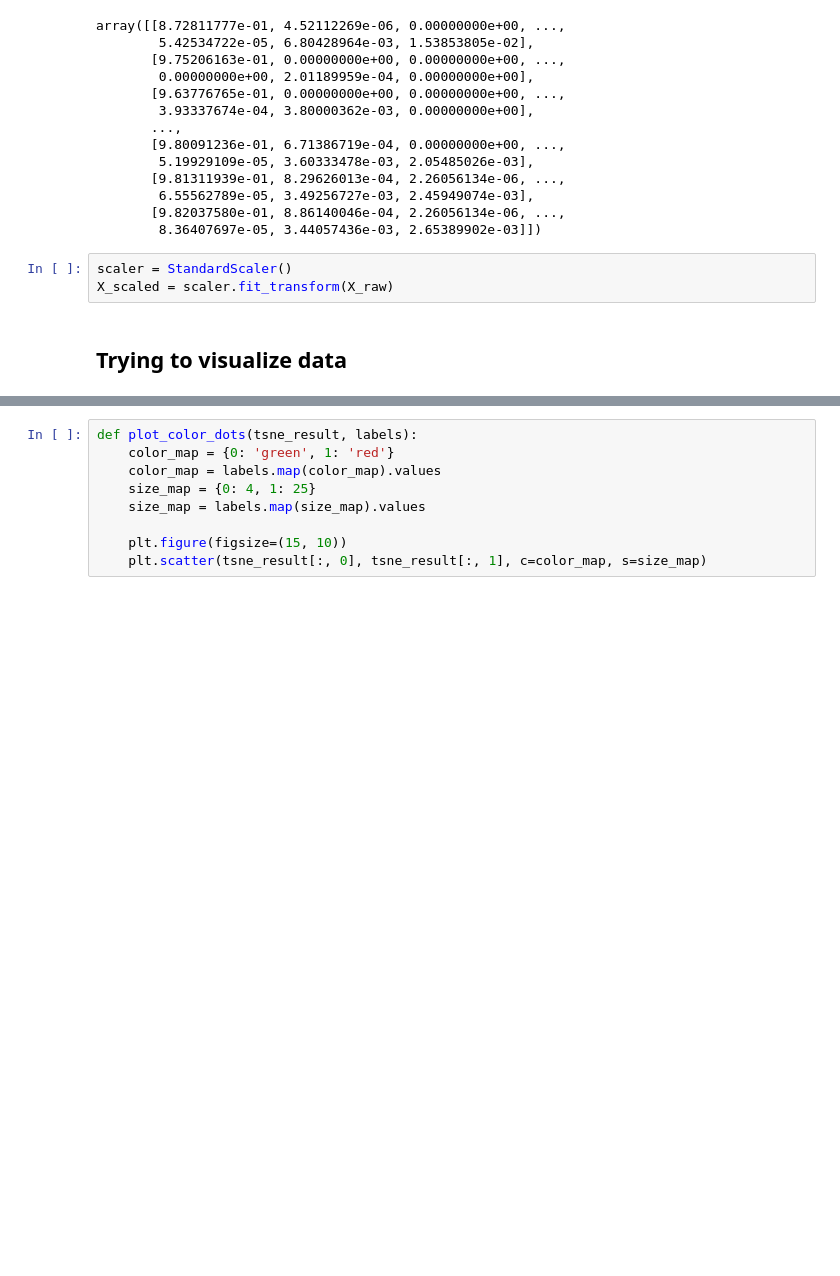
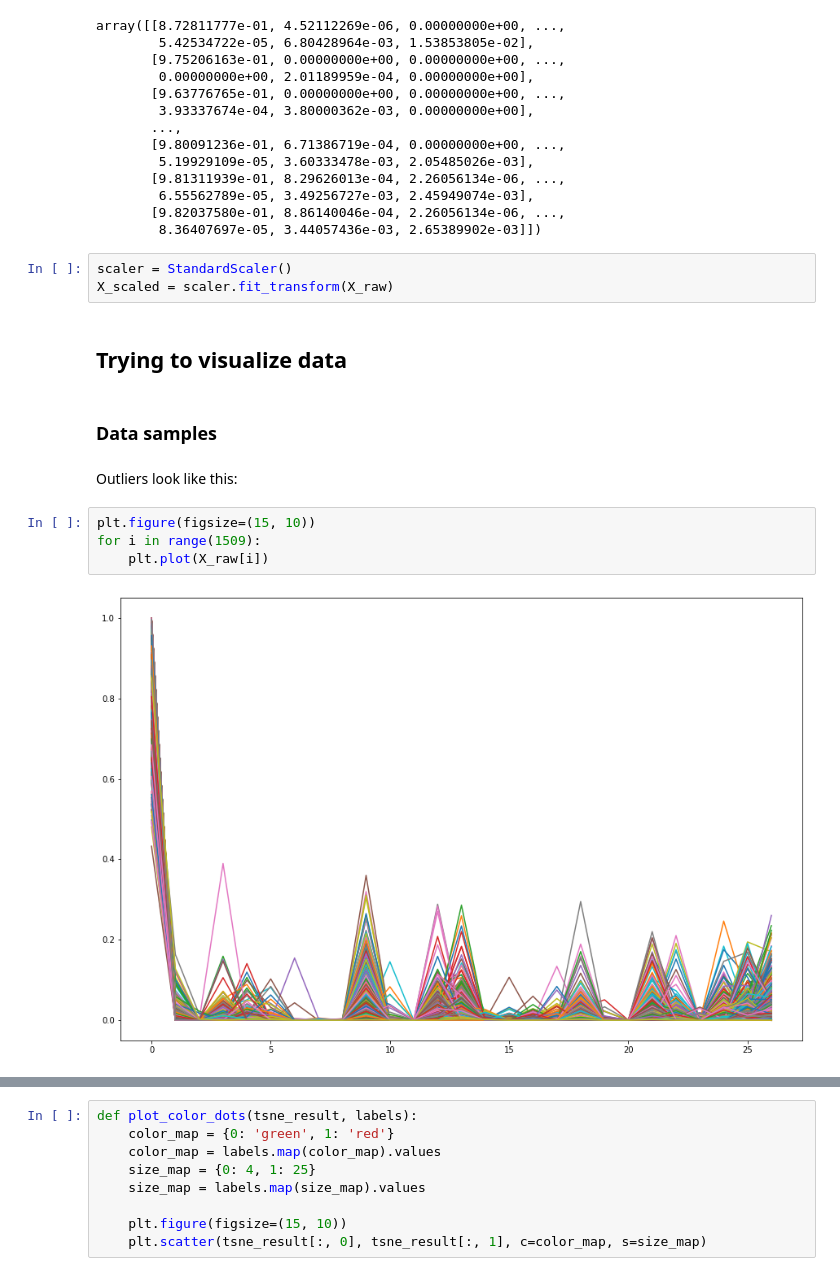
Before and after one commit to Goopard/DS-Homeworks, a Jupyter notebook: HW8.ipynb, the cells around one changed output, grey strips where cells are left out. Drawn from its saved outputs; the diff is of its cells as text; blank space fills up the shorter version.

Commit message:
add graphs + better NN

```diff
--- a/HW8.ipynb
+++ b/HW8.ipynb
@@ -57,3 +57,13 @@ scaler = StandardScaler()
 X_scaled = scaler.fit_transform(X_raw)
 # %% [markdown]
 ## Trying to visualize data
+# %% [markdown]
+### Data samples
+# %% [markdown]
+Outliers look like this:
+# %%
+plt.figure(figsize=(15, 10))
+for i in range(1509):
+    plt.plot(X_raw[i])
+# %% [output]
+[figure, added]
```
Also changed, not shown: parts of 7 cells of this notebook.
